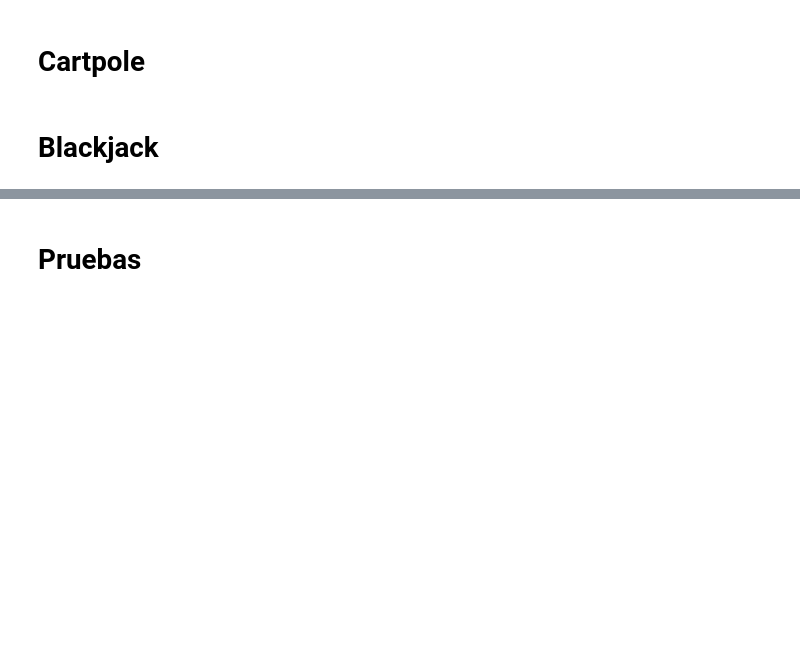
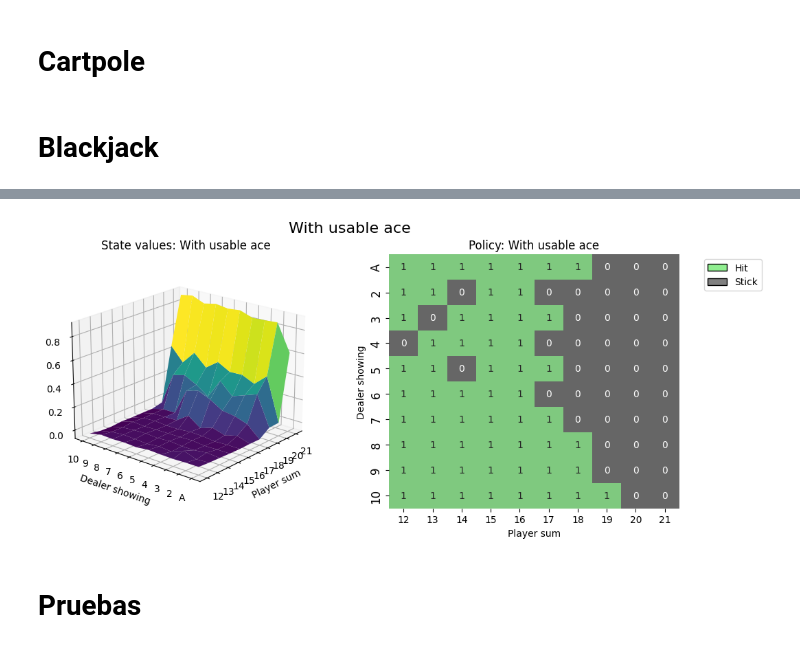
Before and after one commit to GiamoSalerno/Aprendizaje_por_Refuerzo, a Jupyter notebook: Práctica/qlearning.ipynb, the cells around one changed output, grey strips where cells are left out. Drawn from its saved outputs; the diff is of its cells as text; code cells hidden in the pictures; blank space fills up the shorter version.

```diff
--- a/Práctica/qlearning.ipynb
+++ b/Práctica/qlearning.ipynb
@@ -58,3 +145,88 @@ env = gym.make('Blackjack-v1', sab=True)
+# %%
+def create_grids(agent, usable_ace=False):
+    """Create value and policy grid given an agent."""
+    # convert our state-action values to state values
+    # and build a policy dictionary that maps observations to actions
+    state_value = defaultdict(float)
+    policy = defaultdict(int)
+    for obs, action_values in agent.q_values.items():
+        state_value[obs] = float(np.max(action_values))
+        policy[obs] = int(np.argmax(action_values))
+
+    player_count, dealer_count = np.meshgrid(
+        # players count, dealers face-up card
+        np.arange(12, 22),
+        np.arange(1, 11),
+    )
+
+    # create the value grid for plotting
+    value = np.apply_along_axis(
+        lambda obs: state_value[(obs[0], obs[1], usable_ace)],
+        axis=2,
+        arr=np.dstack([player_count, dealer_count]),
+    )
+    value_grid = player_count, dealer_count, value
+
+    # create the policy grid for plotting
+    policy_grid = np.apply_along_axis(
+        lambda obs: policy[(obs[0], obs[1], usable_ace)],
+        axis=2,
+        arr=np.dstack([player_count, dealer_count]),
+    )
+    return value_grid, policy_grid
+
+
+def create_plots(value_grid, policy_grid, title: str):
+    """Creates a plot using a value and policy grid."""
+    # create a new figure with 2 subplots (left: state values, right: policy)
+    player_count, dealer_count, value = value_grid
+    fig = plt.figure(figsize=plt.figaspect(0.4))
+    fig.suptitle(title, fontsize=16)
+
+    # plot the state values
+    ax1 = fig.add_subplot(1, 2, 1, projection="3d")
+    ax1.plot_surface(
+        player_count,
+        dealer_count,
+        value,
+        rstride=1,
+        cstride=1,
+        cmap="viridis",
+        edgecolor="none",
+    )
+    plt.xticks(range(12, 22), range(12, 22))
+    plt.yticks(range(1, 11), ["A"] + list(range(2, 11)))
+    ax1.set_title(f"State values: {title}")
+    ax1.set_xlabel("Player sum")
+    ax1.set_ylabel("Dealer showing")
+    ax1.zaxis.set_rotate_label(False)
+    ax1.set_zlabel("Value", fontsize=14, rotation=90)
+    ax1.view_init(20, 220)
+
+    # plot the policy
+    fig.add_subplot(1, 2, 2)
+    ax2 = sns.heatmap(policy_grid, linewidth=0, annot=True, cmap="Accent_r", cbar=False)
+    ax2.set_title(f"Policy: {title}")
+    ax2.set_xlabel("Player sum")
+    ax2.set_ylabel("Dealer showing")
+    ax2.set_xticklabels(range(12, 22))
+    ax2.set_yticklabels(["A"] + list(range(2, 11)), fontsize=12)
+
+    # add a legend
+    legend_elements = [
+        Patch(facecolor="lightgreen", edgecolor="black", label="Hit"),
+        Patch(facecolor="grey", edgecolor="black", label="Stick"),
+    ]
+    ax2.legend(handles=legend_elements, bbox_to_anchor=(1.3, 1))
+    return fig
+
+
+# state values & policy with usable ace (ace counts as 11)
+value_grid, policy_grid = create_grids(agent, usable_ace=True)
+fig1 = create_plots(value_grid, policy_grid, title="With usable ace")
+plt.show()
+# %% [output]
+[figure, added]
 # %% [markdown]
 # Pruebas
 # %%
```
Also changed, not shown: parts of 17 cells of this notebook, 11 other files.
